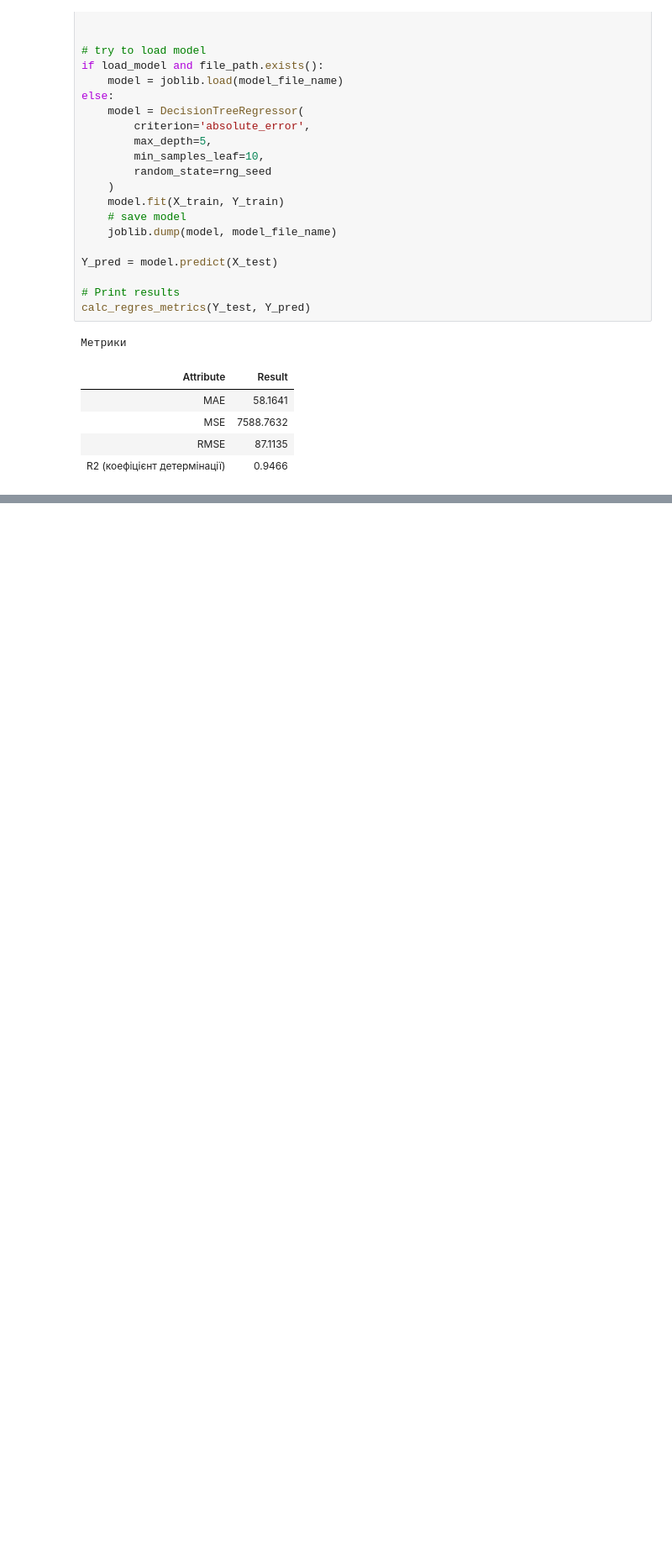
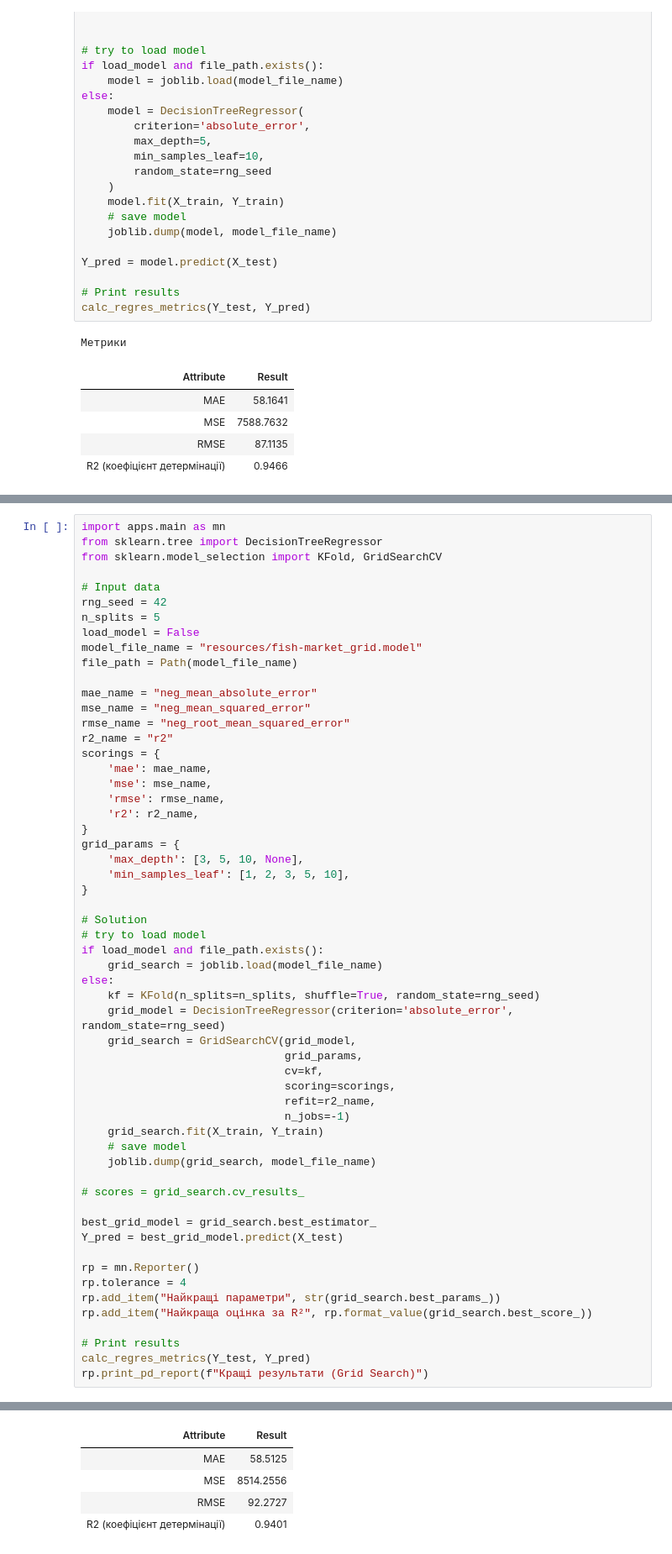
Before and after one commit to BogdanPinchuk/DataScience-PBY_HW12, a Jupyter notebook: Bohdan_Pinchuk_DS_HW12.ipynb, the cells around one changed output, grey strips where cells are left out. Shown at 84% size. Cells and saved outputs as stored; diff of their text form; blank space fills up the shorter version.

```diff
--- a/Bohdan_Pinchuk_DS_HW12.ipynb
+++ b/Bohdan_Pinchuk_DS_HW12.ipynb
@@ -956,0 +967,58 @@ calc_regres_metrics(Y_test, Y_pred)
+# %%
+import apps.main as mn
+from sklearn.tree import DecisionTreeRegressor
+from sklearn.model_selection import KFold, GridSearchCV
+
+# Input data
+rng_seed = 42
+n_splits = 5
+load_model = False
+model_file_name = "resources/fish-market_grid.model"
+file_path = Path(model_file_name)
+
+mae_name = "neg_mean_absolute_error"
+mse_name = "neg_mean_squared_error"
+rmse_name = "neg_root_mean_squared_error"
+r2_name = "r2"
+scorings = {
+    'mae': mae_name,
+    'mse': mse_name,
+    'rmse': rmse_name,
+    'r2': r2_name,
+}
+grid_params = {
+    'max_depth': [3, 5, 10, None],
+    'min_samples_leaf': [1, 2, 3, 5, 10],
+}
+
+# Solution
+# try to load model
+if load_model and file_path.exists():
+    grid_search = joblib.load(model_file_name)
+else:
+    kf = KFold(n_splits=n_splits, shuffle=True, random_state=rng_seed)
+    grid_model = DecisionTreeRegressor(criterion='absolute_error', random_state=rng_seed)
+    grid_search = GridSearchCV(grid_model,
+                               grid_params,
+                               cv=kf,
+                               scoring=scorings,
+                               refit=r2_name,
+                               n_jobs=-1)
+    grid_search.fit(X_train, Y_train)
+    # save model
+    joblib.dump(grid_search, model_file_name)
+
+# scores = grid_search.cv_results_
+
+best_grid_model = grid_search.best_estimator_
+Y_pred = best_grid_model.predict(X_test)
+
+rp = mn.Reporter()
+rp.tolerance = 4
+rp.add_item("Найкращі параметри", str(grid_search.best_params_))
+rp.add_item("Найкраща оцінка за R²", rp.format_value(grid_search.best_score_))
+
+# Print results
+calc_regres_metrics(Y_test, Y_pred)
+rp.print_pd_report(f"Кращі результати (Grid Search)")
+# %% [output]
@@ -956,0 +1026,5 @@ calc_regres_metrics(Y_test, Y_pred)
+| Attribute | Result |
+| MAE | 58.5125 |
+| MSE | 8514.2556 |
+| RMSE | 92.2727 |
+| R2 (коефіцієнт детермінації) | 0.9401 |
```
Also changed, not shown: parts of 4 cells of this notebook, 1 other file.
